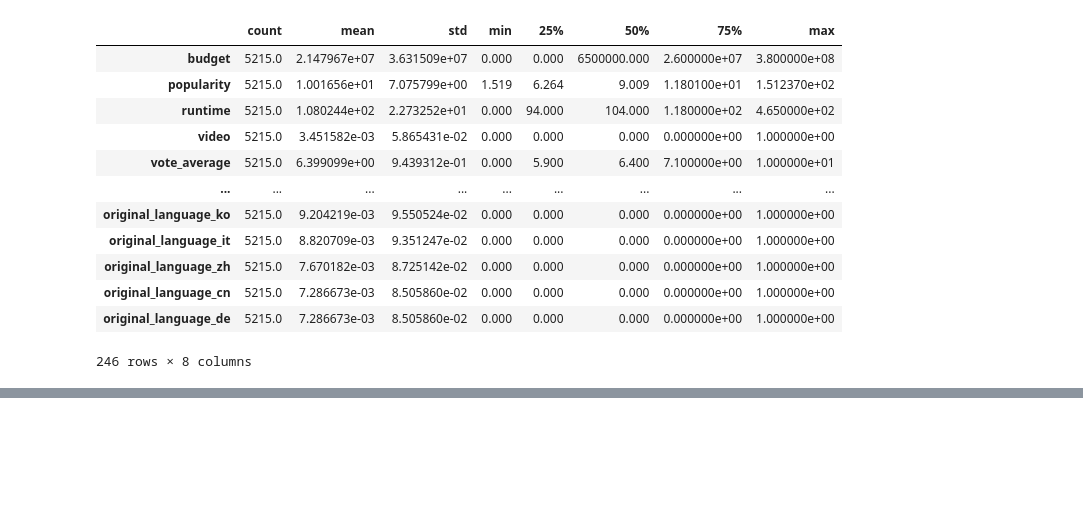
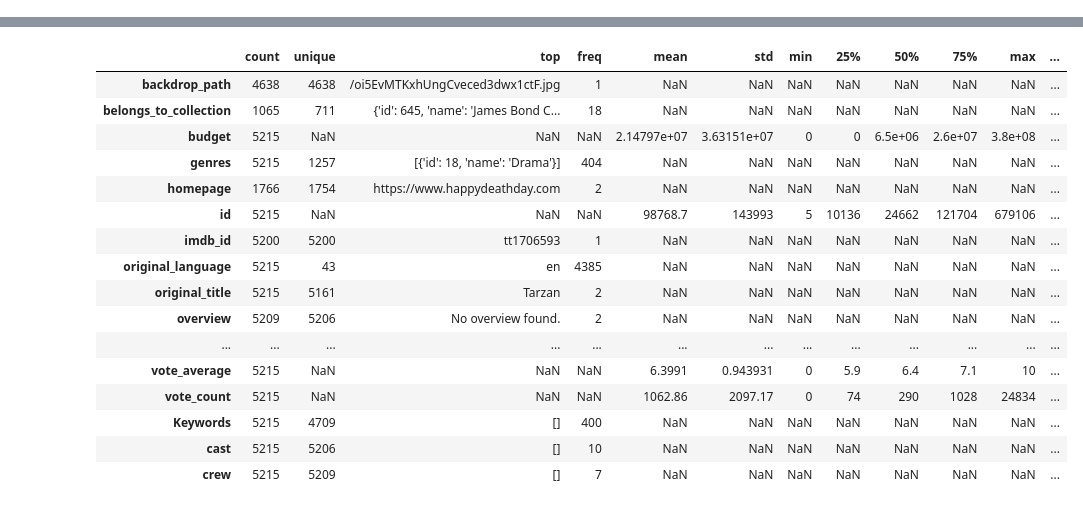
Before and after one commit to AlexZaikin94/Box-Office-Revenue-Prediction, a Jupyter notebook: main.ipynb, the cells around one changed output, grey strips where cells are left out. Cells and saved outputs as stored; diff of their text form; code cells hidden in the pictures; blank space fills up the shorter version.

```diff
--- a/main.ipynb
+++ b/main.ipynb
@@ -178,16 +47,0 @@ utils.corr(X_train, y_train)
-# %%
-X_train.describe(include='all').T
-# %% [output]
-|  | count | mean | std | min | 25% | 50% | 75% | max |
-| budget | 5215.0 | 2.147967e+07 | 3.631509e+07 | 0.000 | 0.000 | 6500000.000 | 2.600000e+07 | 3.800000e+08 |
-| popularity | 5215.0 | 1.001656e+01 | 7.075799e+00 | 1.519 | 6.264 | 9.009 | 1.180100e+01 | 1.512370e+02 |
-| runtime | 5215.0 | 1.080244e+02 | 2.273252e+01 | 0.000 | 94.000 | 104.000 | 1.180000e+02 | 4.650000e+02 |
-| video | 5215.0 | 3.451582e-03 | 5.865431e-02 | 0.000 | 0.000 | 0.000 | 0.000000e+00 | 1.000000e+00 |
-| vote_average | 5215.0 | 6.399099e+00 | 9.439312e-01 | 0.000 | 5.900 | 6.400 | 7.100000e+00 | 1.000000e+01 |
-| ... | ... | ... | ... | ... | ... | ... | ... | ... |
-| original_language_ko | 5215.0 | 9.204219e-03 | 9.550524e-02 | 0.000 | 0.000 | 0.000 | 0.000000e+00 | 1.000000e+00 |
-| original_language_it | 5215.0 | 8.820709e-03 | 9.351247e-02 | 0.000 | 0.000 | 0.000 | 0.000000e+00 | 1.000000e+00 |
-| original_language_zh | 5215.0 | 7.670182e-03 | 8.725142e-02 | 0.000 | 0.000 | 0.000 | 0.000000e+00 | 1.000000e+00 |
-| original_language_cn | 5215.0 | 7.286673e-03 | 8.505860e-02 | 0.000 | 0.000 | 0.000 | 0.000000e+00 | 1.000000e+00 |
-| original_language_de | 5215.0 | 7.286673e-03 | 8.505860e-02 | 0.000 | 0.000 | 0.000 | 0.000000e+00 | 1.000000e+00 |
-246 rows × 8 columns
@@ -260,3 +65,25 @@ df_train.head().T
 | Keywords | [{'id': 697, 'name': 'loss of lov... | [{'id': 65, 'name': 'holiday'}, {... | [{'id': 158718, 'name': 'lgbt'}] | [{'id': 1449, 'name': 'underworld... | [{'id': 5493, 'name': 'relatives'... |
 | cast | [{'cast_id': 30, 'character': 'Pe... | [{'cast_id': 1000, 'character': '... | [{'cast_id': 1, 'character': 'Him... | [{'cast_id': 15, 'character': 'La... | [{'cast_id': 1, 'character': 'Cla... |
 | crew | [{'credit_id': '52fe4252c3a36847f... | [{'credit_id': '52fe47d4c3a36847f... | [{'credit_id': '5980e931c3a3680cf... | [{'credit_id': '533fd9260e0a262b9... | [{'credit_id': '52fe44039251416c7... |
+# %%
+describe = df_train.describe(include='all').T
+describe['missing'] = len(df_train) - describe['count']
+describe
+# %% [output]
+|  | count | unique | top | freq | mean | std | min | 25% | 50% | 75% | max | ... |
+| backdrop_path | 4638 | 4638 | /oi5EvMTKxhUngCveced3dwx1ctF.jpg | 1 | NaN | NaN | NaN | NaN | NaN | NaN | NaN | ... |
+| belongs_to_collection | 1065 | 711 | {'id': 645, 'name': 'James Bond C... | 18 | NaN | NaN | NaN | NaN | NaN | NaN | NaN | ... |
+| budget | 5215 | NaN | NaN | NaN | 2.14797e+07 | 3.63151e+07 | 0 | 0 | 6.5e+06 | 2.6e+07 | 3.8e+08 | ... |
+| genres | 5215 | 1257 | [{'id': 18, 'name': 'Drama'}] | 404 | NaN | NaN | NaN | NaN | NaN | NaN | NaN | ... |
+| homepage | 1766 | 1754 | https://www.happydeathday.com | 2 | NaN | NaN | NaN | NaN | NaN | NaN | NaN | ... |
+| id | 5215 | NaN | NaN | NaN | 98768.7 | 143993 | 5 | 10136 | 24662 | 121704 | 679106 | ... |
+| imdb_id | 5200 | 5200 | tt1706593 | 1 | NaN | NaN | NaN | NaN | NaN | NaN | NaN | ... |
+| original_language | 5215 | 43 | en | 4385 | NaN | NaN | NaN | NaN | NaN | NaN | NaN | ... |
+| original_title | 5215 | 5161 | Tarzan | 2 | NaN | NaN | NaN | NaN | NaN | NaN | NaN | ... |
+| overview | 5209 | 5206 | No overview found. | 2 | NaN | NaN | NaN | NaN | NaN | NaN | NaN | ... |
+| ... | ... | ... | ... | ... | ... | ... | ... | ... | ... | ... | ... | ... |
+| vote_average | 5215 | NaN | NaN | NaN | 6.3991 | 0.943931 | 0 | 5.9 | 6.4 | 7.1 | 10 | ... |
+| vote_count | 5215 | NaN | NaN | NaN | 1062.86 | 2097.17 | 0 | 74 | 290 | 1028 | 24834 | ... |
+| Keywords | 5215 | 4709 | [] | 400 | NaN | NaN | NaN | NaN | NaN | NaN | NaN | ... |
+| cast | 5215 | 5206 | [] | 10 | NaN | NaN | NaN | NaN | NaN | NaN | NaN | ... |
+| crew | 5215 | 5209 | [] | 7 | NaN | NaN | NaN | NaN | NaN | NaN | NaN | ... |
```
Also changed, not shown: parts of 52 cells of this notebook, 17 other files.
